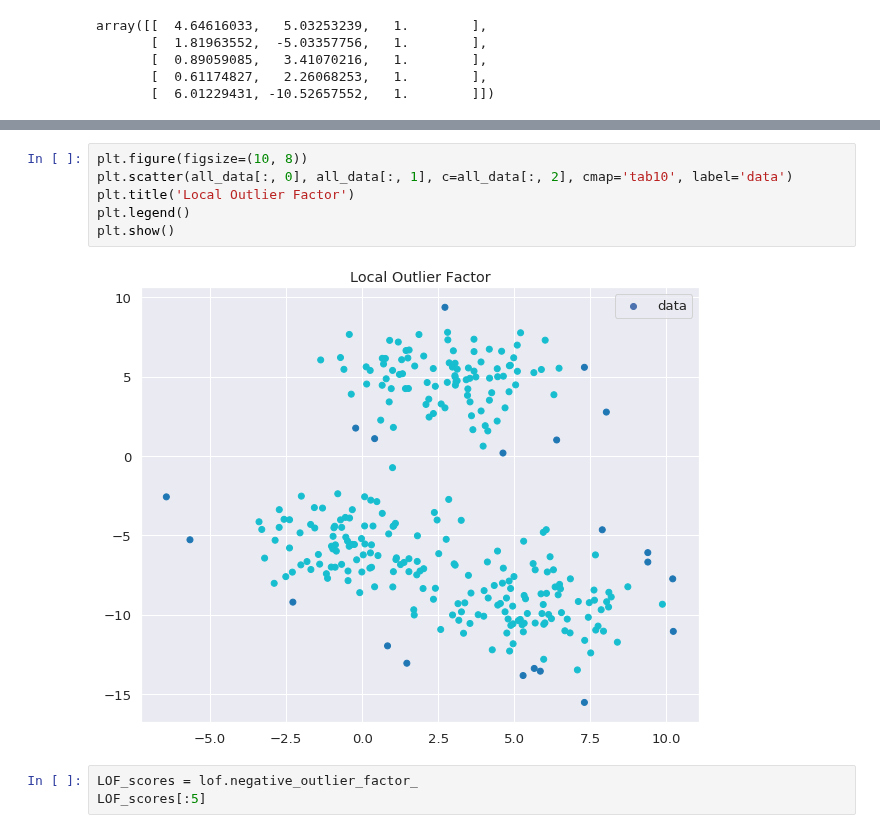
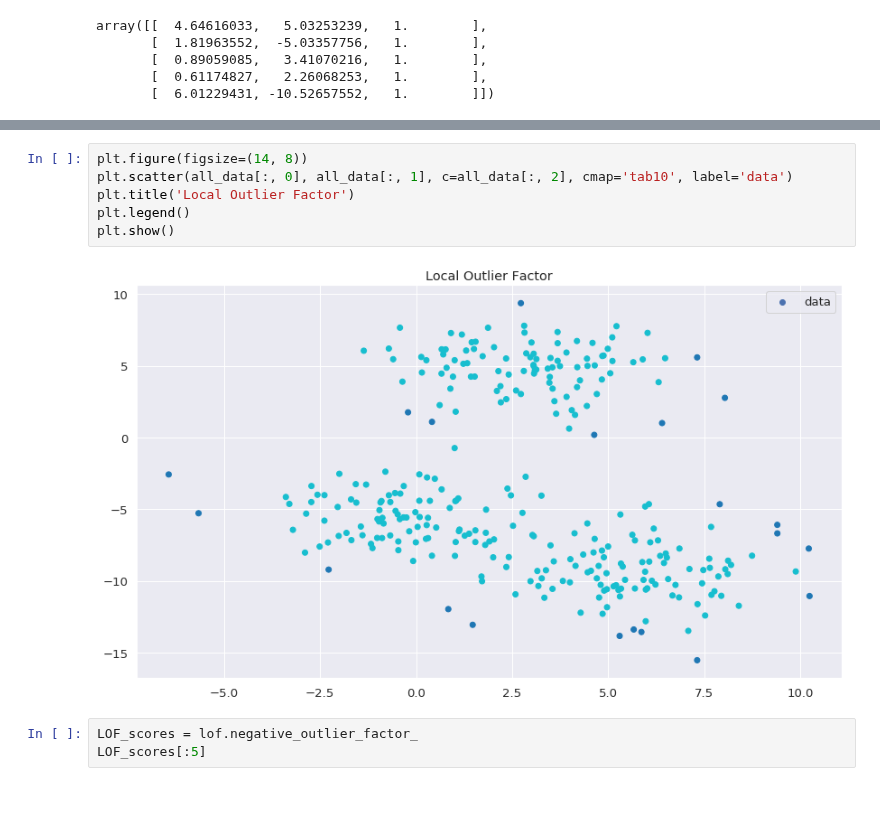
Before and after one commit to krakowiakpawel9/ml_course, a Jupyter notebook: unsupervised/04_anomaly_detection/01_local_outlier_factor.ipynb, the cells around one changed output, grey strips where cells are left out. Drawn from its saved outputs; the diff is of its cells as text; blank space fills up the shorter version.

```diff
--- a/unsupervised/04_anomaly_detection/01_local_outlier_factor.ipynb
+++ b/unsupervised/04_anomaly_detection/01_local_outlier_factor.ipynb
@@ -89,13 +97,13 @@ px.scatter(tmp, x='x1', y='x2', color='y_pred', width=700, title='Local Outlier
 # %% [output]
 [interactive output not drawn]
 # %%
-plt.figure(figsize=(10, 8))
+plt.figure(figsize=(14, 8))
 plt.scatter(all_data[:, 0], all_data[:, 1], c=all_data[:, 2], cmap='tab10', label='data')
 plt.title('Local Outlier Factor')
 plt.legend()
 plt.show()
 # %% [output]
-[figure, old version]
+[figure, new version]
 # %%
 LOF_scores = lof.negative_outlier_factor_
 LOF_scores[:5]
```
Also changed, not shown: parts of 8 cells of this notebook.
